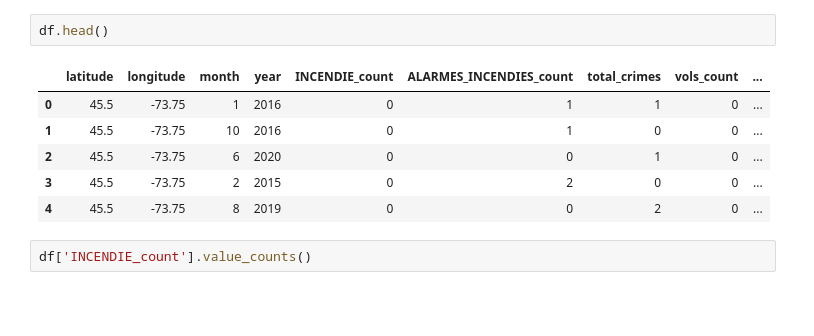
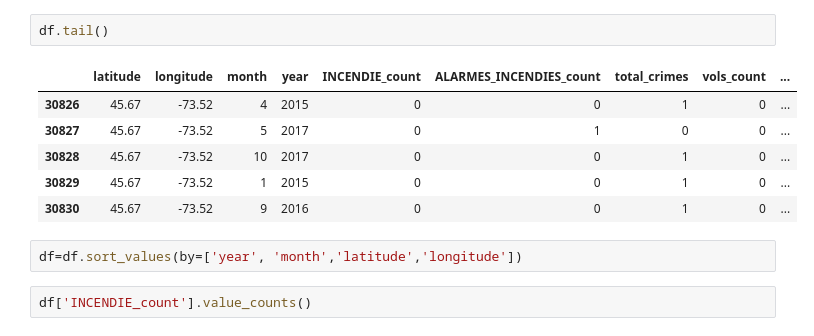
Before and after one commit to ayanand/CapstoneML, a Jupyter notebook: analysiscap.ipynb, the cells around one changed output. Cells and saved outputs as stored; diff of their text form; blank space fills up the shorter version.

```diff
--- a/analysiscap.ipynb
+++ b/analysiscap.ipynb
@@ -26,12 +26,14 @@ Requirement already satisfied: pyasn1<0.5.0,>=0.4.6 in /usr/local/lib/python3.6/
 # %%
-df.head()
+df.tail()
 # %% [output]
 |  | latitude | longitude | month | year | INCENDIE_count | ALARMES_INCENDIES_count | total_crimes | vols_count | ... |
-| 0 | 45.5 | -73.75 | 1 | 2016 | 0 | 1 | 1 | 0 | ... |
-| 1 | 45.5 | -73.75 | 10 | 2016 | 0 | 1 | 0 | 0 | ... |
-| 2 | 45.5 | -73.75 | 6 | 2020 | 0 | 0 | 1 | 0 | ... |
-| 3 | 45.5 | -73.75 | 2 | 2015 | 0 | 2 | 0 | 0 | ... |
-| 4 | 45.5 | -73.75 | 8 | 2019 | 0 | 0 | 2 | 0 | ... |
+| 30826 | 45.67 | -73.52 | 4 | 2015 | 0 | 0 | 1 | 0 | ... |
+| 30827 | 45.67 | -73.52 | 5 | 2017 | 0 | 1 | 0 | 0 | ... |
+| 30828 | 45.67 | -73.52 | 10 | 2017 | 0 | 0 | 1 | 0 | ... |
+| 30829 | 45.67 | -73.52 | 1 | 2015 | 0 | 0 | 1 | 0 | ... |
+| 30830 | 45.67 | -73.52 | 9 | 2016 | 0 | 0 | 1 | 0 | ... |
+# %%
+df=df.sort_values(by=['year', 'month','latitude','longitude'])
 # %%
 df['INCENDIE_count'].value_counts()
 # %% [output]
```
Also changed, not shown: parts of 12 cells of this notebook.
